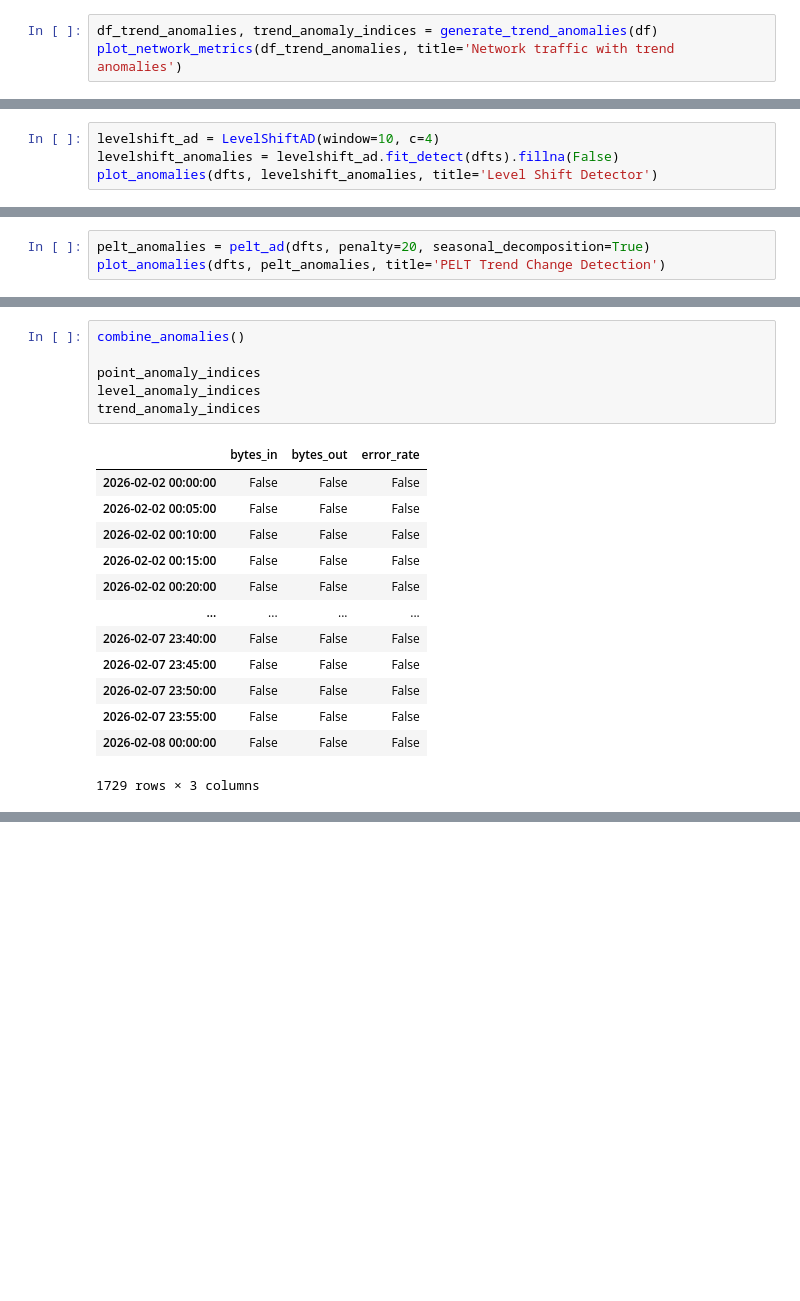
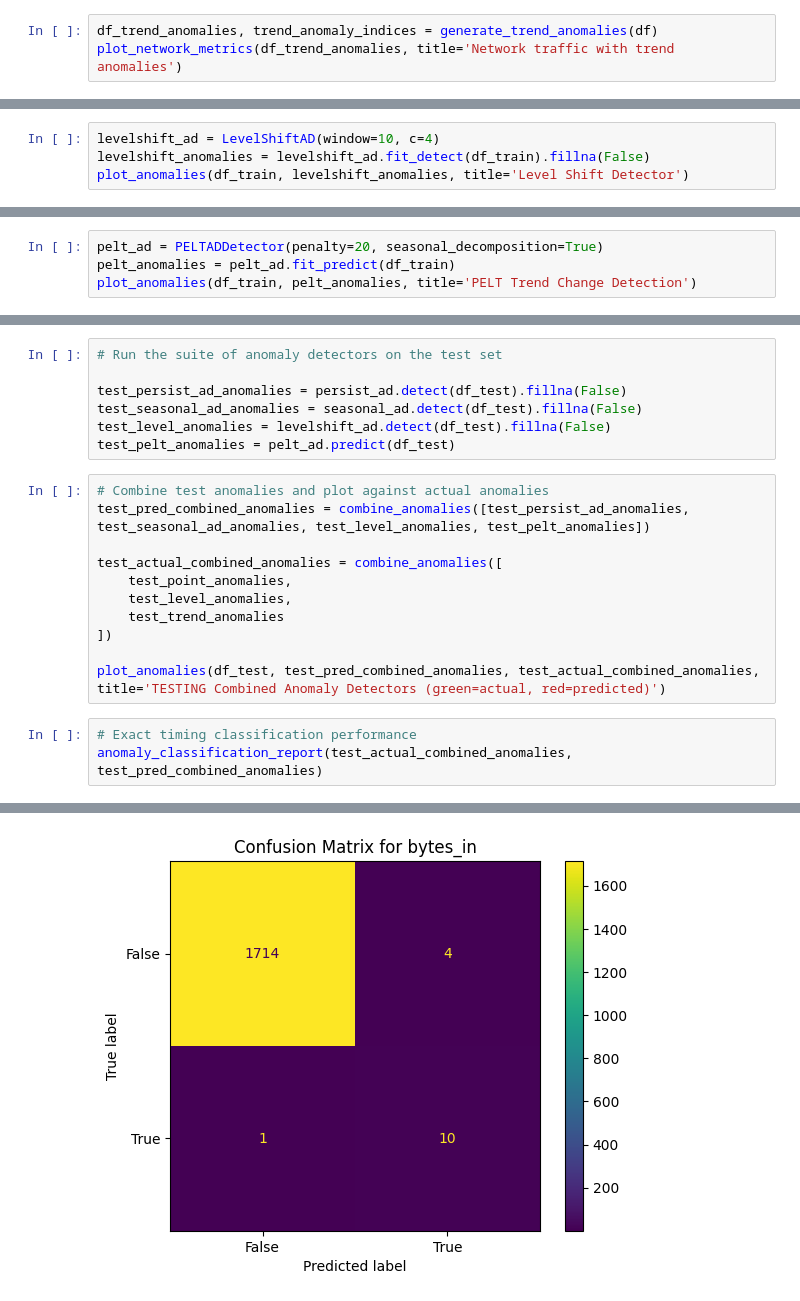
Before and after one commit to rky-w/network-anomaly-detection, a Jupyter notebook: notebooks/anomaly-detection.ipynb, the cells around one changed output, grey strips where cells are left out. Saved outputs shown, nothing was run; the diff lists cells and outputs as text; blank space fills up the shorter version.

```diff
--- a/notebooks/anomaly-detection.ipynb
+++ b/notebooks/anomaly-detection.ipynb
@@ -227,4 +256,4 @@ plot_anomalies(dfts, seasonal_anomalies, title='Seasonal Anomaly Detector')
 # %%
 levelshift_ad = LevelShiftAD(window=10, c=4)
-levelshift_anomalies = levelshift_ad.fit_detect(dfts).fillna(False)
-plot_anomalies(dfts, levelshift_anomalies, title='Level Shift Detector')
+levelshift_anomalies = levelshift_ad.fit_detect(df_train).fillna(False)
+plot_anomalies(df_train, levelshift_anomalies, title='Level Shift Detector')
@@ -231,3 +264,4 @@ plot_anomalies(dfts, levelshift_anomalies, title='Level Shift Detector')
 # %%
-pelt_anomalies = pelt_ad(dfts, penalty=20, seasonal_decomposition=True)
-plot_anomalies(dfts, pelt_anomalies, title='PELT Trend Change Detection')
+pelt_ad = PELTADDetector(penalty=20, seasonal_decomposition=True)
+pelt_anomalies = pelt_ad.fit_predict(df_train)
+plot_anomalies(df_train, pelt_anomalies, title='PELT Trend Change Detection')
@@ -239,22 +304,22 @@ plot_anomalies(dfts, pred_combined_anomalies, title='Combined Anomaly Detectors'
-# %%
-combine_anomalies()
-
-point_anomaly_indices
-level_anomaly_indices
-trend_anomaly_indices
-# %% [output]
-|  | bytes_in | bytes_out | error_rate |
-| 2026-02-02 00:00:00 | False | False | False |
-| 2026-02-02 00:05:00 | False | False | False |
-| 2026-02-02 00:10:00 | False | False | False |
-| 2026-02-02 00:15:00 | False | False | False |
-| 2026-02-02 00:20:00 | False | False | False |
-| ... | ... | ... | ... |
-| 2026-02-07 23:40:00 | False | False | False |
-| 2026-02-07 23:45:00 | False | False | False |
-| 2026-02-07 23:50:00 | False | False | False |
-| 2026-02-07 23:55:00 | False | False | False |
-| 2026-02-08 00:00:00 | False | False | False |
-1729 rows × 3 columns
+# %%
+# Run the suite of anomaly detectors on the test set
+
+test_persist_ad_anomalies = persist_ad.detect(df_test).fillna(False)
+test_seasonal_ad_anomalies = seasonal_ad.detect(df_test).fillna(False)
+test_level_anomalies = levelshift_ad.detect(df_test).fillna(False)
+test_pelt_anomalies = pelt_ad.predict(df_test)
+# %%
+# Combine test anomalies and plot against actual anomalies
+test_pred_combined_anomalies = combine_anomalies([test_persist_ad_anomalies, test_seasonal_ad_anomalies, test_level_anomalies, test_pelt_anomalies])
+
+test_actual_combined_anomalies = combine_anomalies([
+    test_point_anomalies,
+    test_level_anomalies,
+    test_trend_anomalies
+])
+
+plot_anomalies(df_test, test_pred_combined_anomalies, test_actual_combined_anomalies, title='TESTING Combined Anomaly Detectors (green=actual, red=predicted)')
 # %%
+# Exact timing classification performance
+anomaly_classification_report(test_actual_combined_anomalies, test_pred_combined_anomalies)
 # %% [output]
@@ -261,0 +335 @@ array([  89, 1334,  780,  757,  182, 1429,    7,  158, 1075,  376])
+[figure, added]
```
Also changed, not shown: parts of 19 cells of this notebook, 1 other file.
